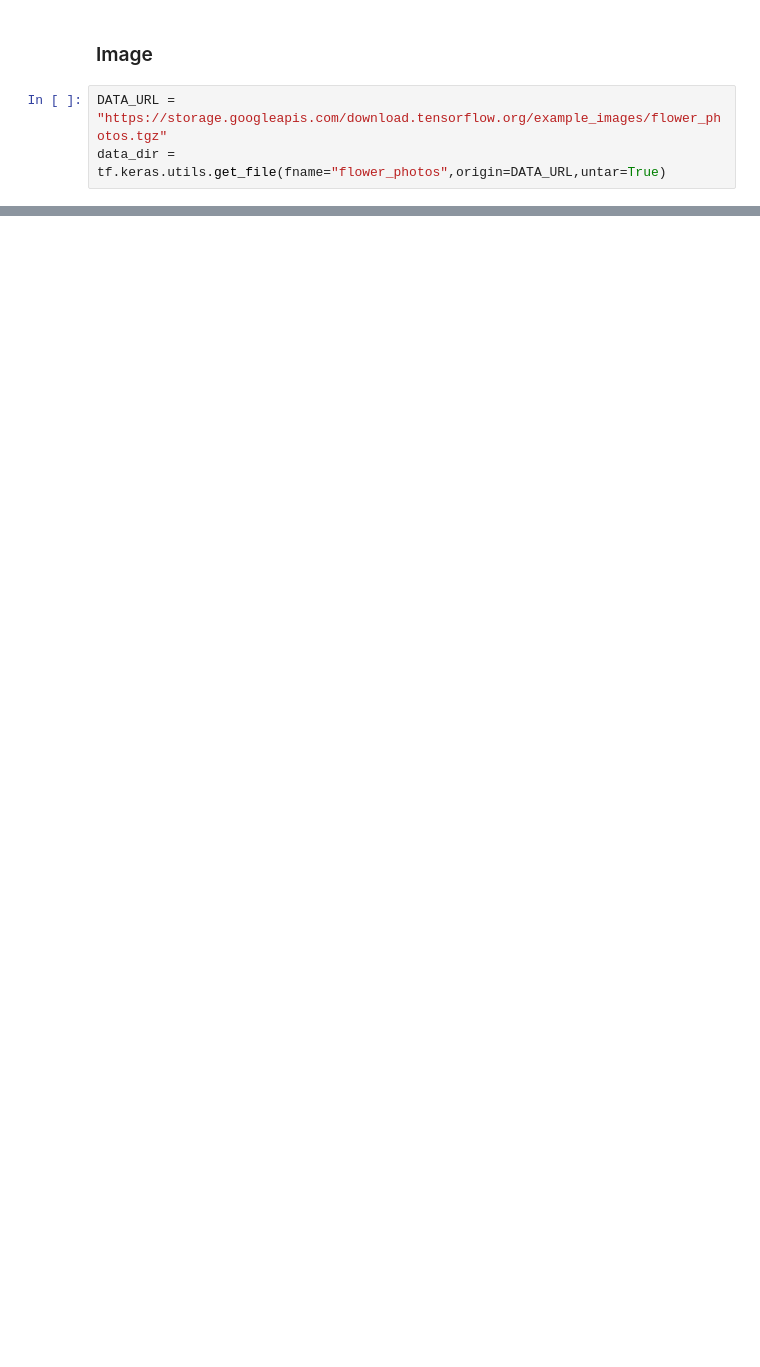
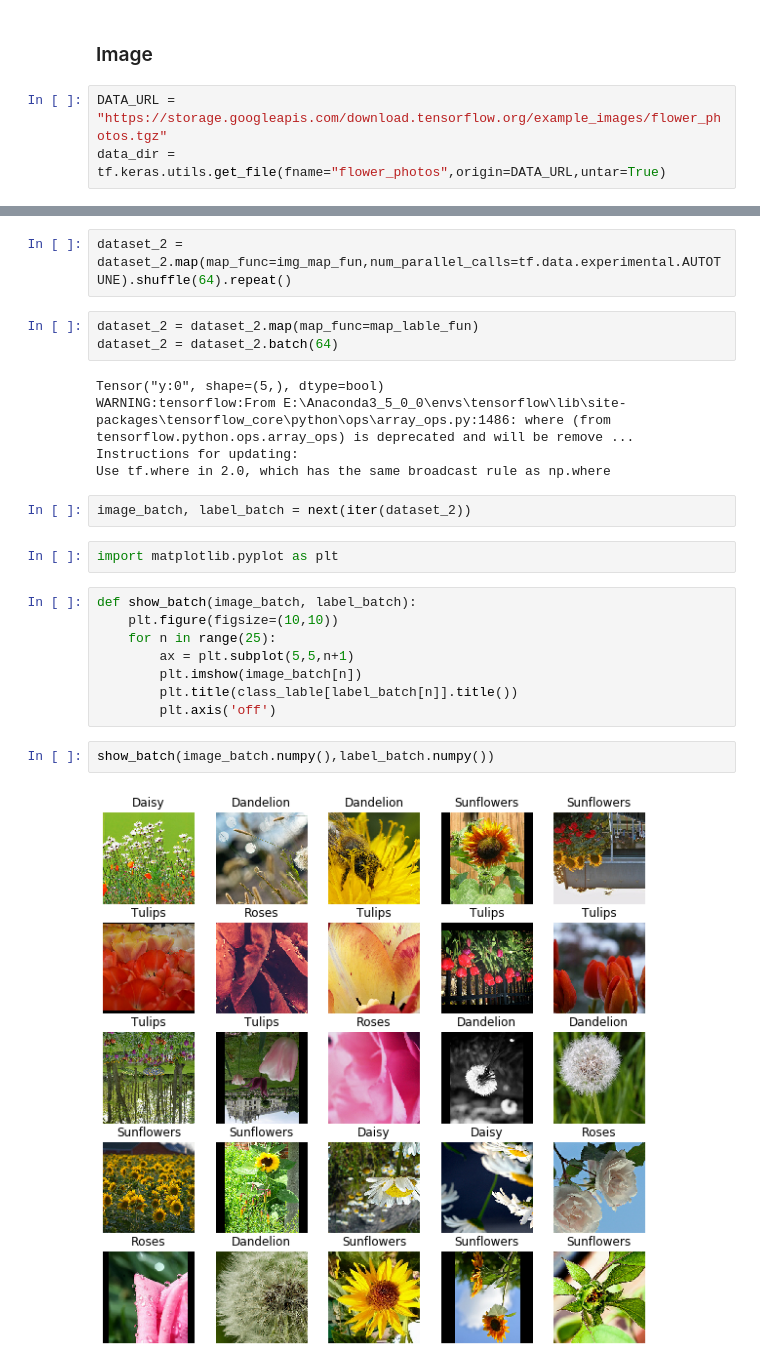
Before and after one commit to find-happiness/d2l-zh-tensorflow, a Jupyter notebook: code/chapter04/dataset.ipynb, the cells around one changed output, grey strips where cells are left out. Saved outputs shown, nothing was run; the diff lists cells and outputs as text; blank space fills up the shorter version.

```diff
--- a/code/chapter04/dataset.ipynb
+++ b/code/chapter04/dataset.ipynb
@@ -101,0 +158,26 @@ data_dir = tf.keras.utils.get_file(fname="flower_photos",origin=DATA_URL,untar=T
+# %%
+dataset_2 = dataset_2.map(map_func=img_map_fun,num_parallel_calls=tf.data.experimental.AUTOTUNE).shuffle(64).repeat()
+# %%
+dataset_2 = dataset_2.map(map_func=map_lable_fun)
+dataset_2 = dataset_2.batch(64)
+# %% [output]
+Tensor("y:0", shape=(5,), dtype=bool)
+WARNING:tensorflow:From E:\Anaconda3_5_0_0\envs\tensorflow\lib\site-packages\tensorflow_core\python\ops\array_ops.py:1486: where (from tensorflow.python.ops.array_ops) is deprecated and will be remove ...
+Instructions for updating:
+Use tf.where in 2.0, which has the same broadcast rule as np.where
+# %%
+image_batch, label_batch = next(iter(dataset_2))
+# %%
+import matplotlib.pyplot as plt
+# %%
+def show_batch(image_batch, label_batch):
+    plt.figure(figsize=(10,10))
+    for n in range(25):
+        ax = plt.subplot(5,5,n+1)
+        plt.imshow(image_batch[n])
+        plt.title(class_lable[label_batch[n]].title())
+        plt.axis('off')
+# %%
+show_batch(image_batch.numpy(),label_batch.numpy())
+# %% [output]
+[figure, added]
```
Also changed, not shown: parts of 19 cells of this notebook.
